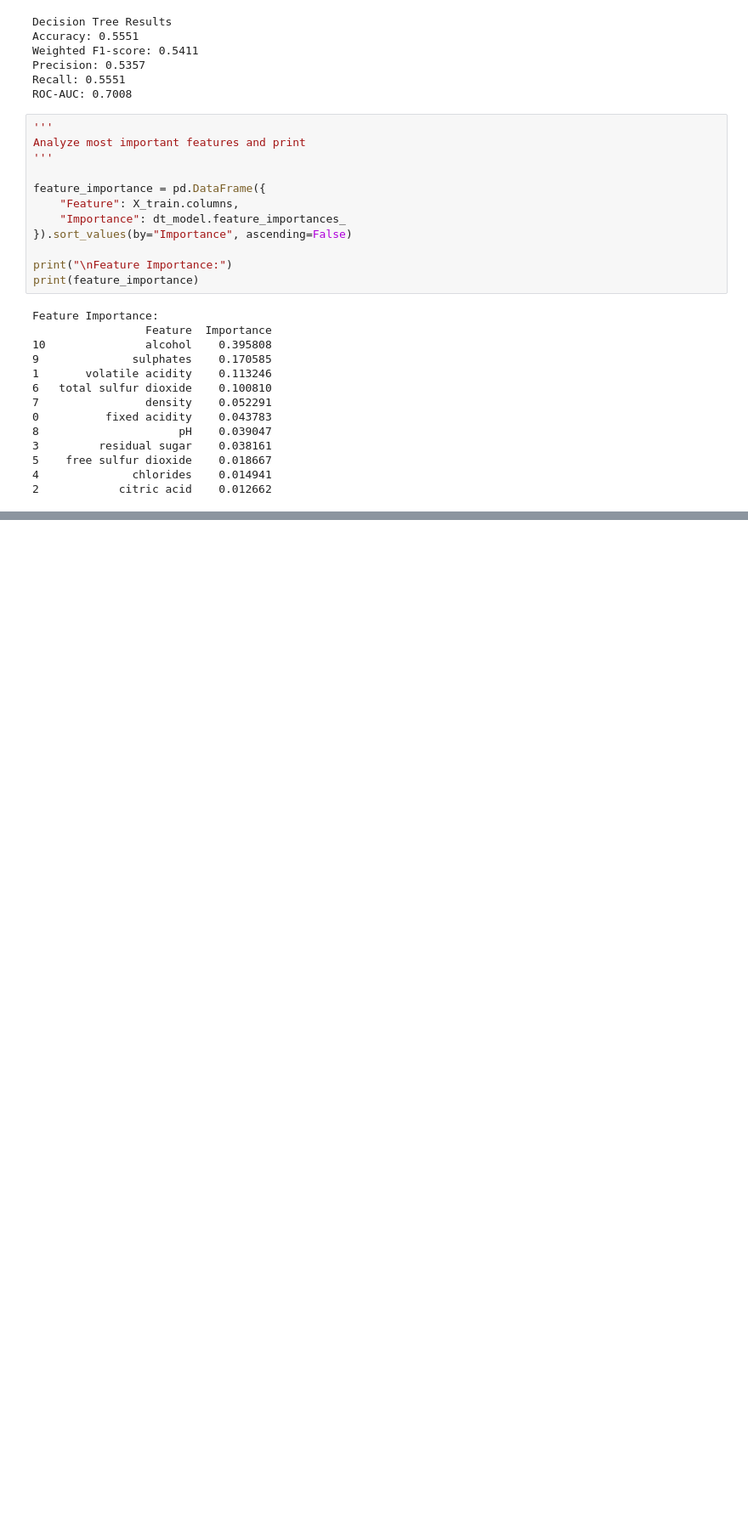
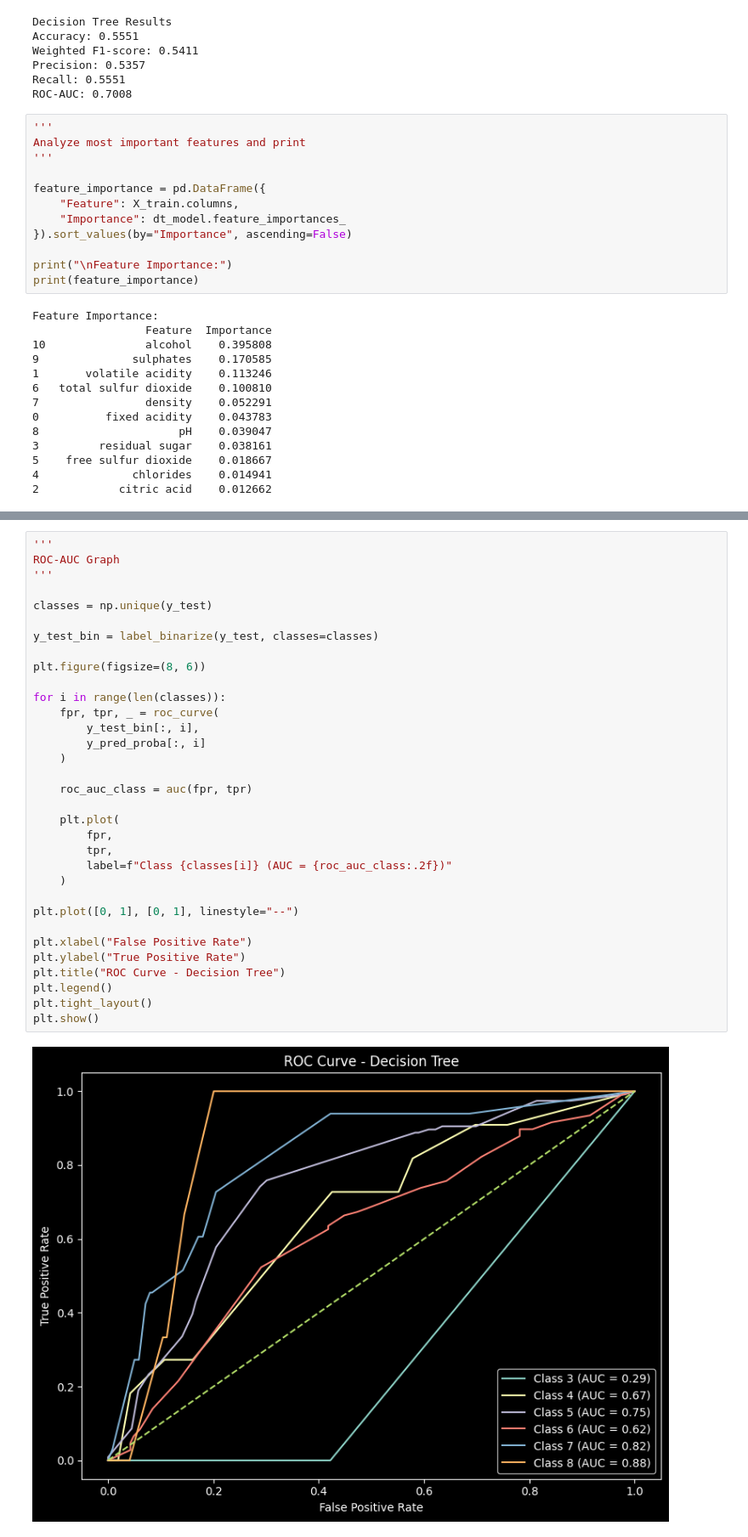
Before and after one commit to luanhoangle05/DATA221_PROJECT_RED_WINE_QUALITY_NEW, a Jupyter notebook: notebooks/04_decision_tree.ipynb, the cells around one changed output, grey strips where cells are left out. Shown at 85% size. Saved outputs shown, nothing was run; the diff lists cells and outputs as text; blank space fills up the shorter version.

Commit message:
Added ROC-AUC curve figure

```diff
--- a/notebooks/04_decision_tree.ipynb
+++ b/notebooks/04_decision_tree.ipynb
@@ -106,3 +106,38 @@ plt.tight_layout()
 plt.show()
 # %% [output]
 [figure]
+# %%
+'''
+ROC-AUC Graph
+'''
+
+classes = np.unique(y_test)
+
+y_test_bin = label_binarize(y_test, classes=classes)
+
+plt.figure(figsize=(8, 6))
+
+for i in range(len(classes)):
+    fpr, tpr, _ = roc_curve(
+        y_test_bin[:, i],
+        y_pred_proba[:, i]
+    )
+
+    roc_auc_class = auc(fpr, tpr)
+
+    plt.plot(
+        fpr,
+        tpr,
+        label=f"Class {classes[i]} (AUC = {roc_auc_class:.2f})"
+    )
+
+plt.plot([0, 1], [0, 1], linestyle="--")
+
+plt.xlabel("False Positive Rate")
+plt.ylabel("True Positive Rate")
+plt.title("ROC Curve - Decision Tree")
+plt.legend()
+plt.tight_layout()
+plt.show()
+# %% [output]
+[figure, added]
```
Also changed, not shown: parts of 1 cell of this notebook.
